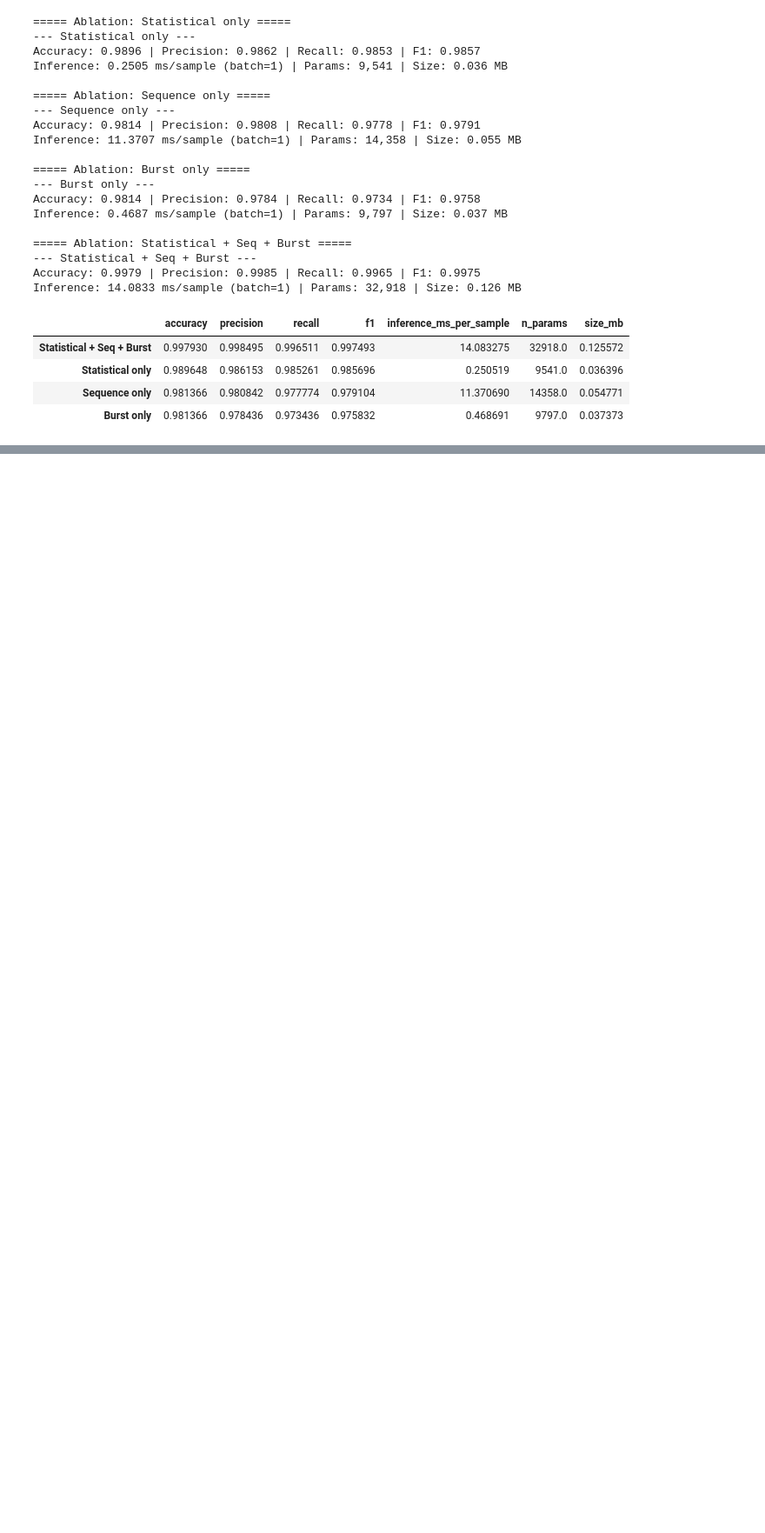
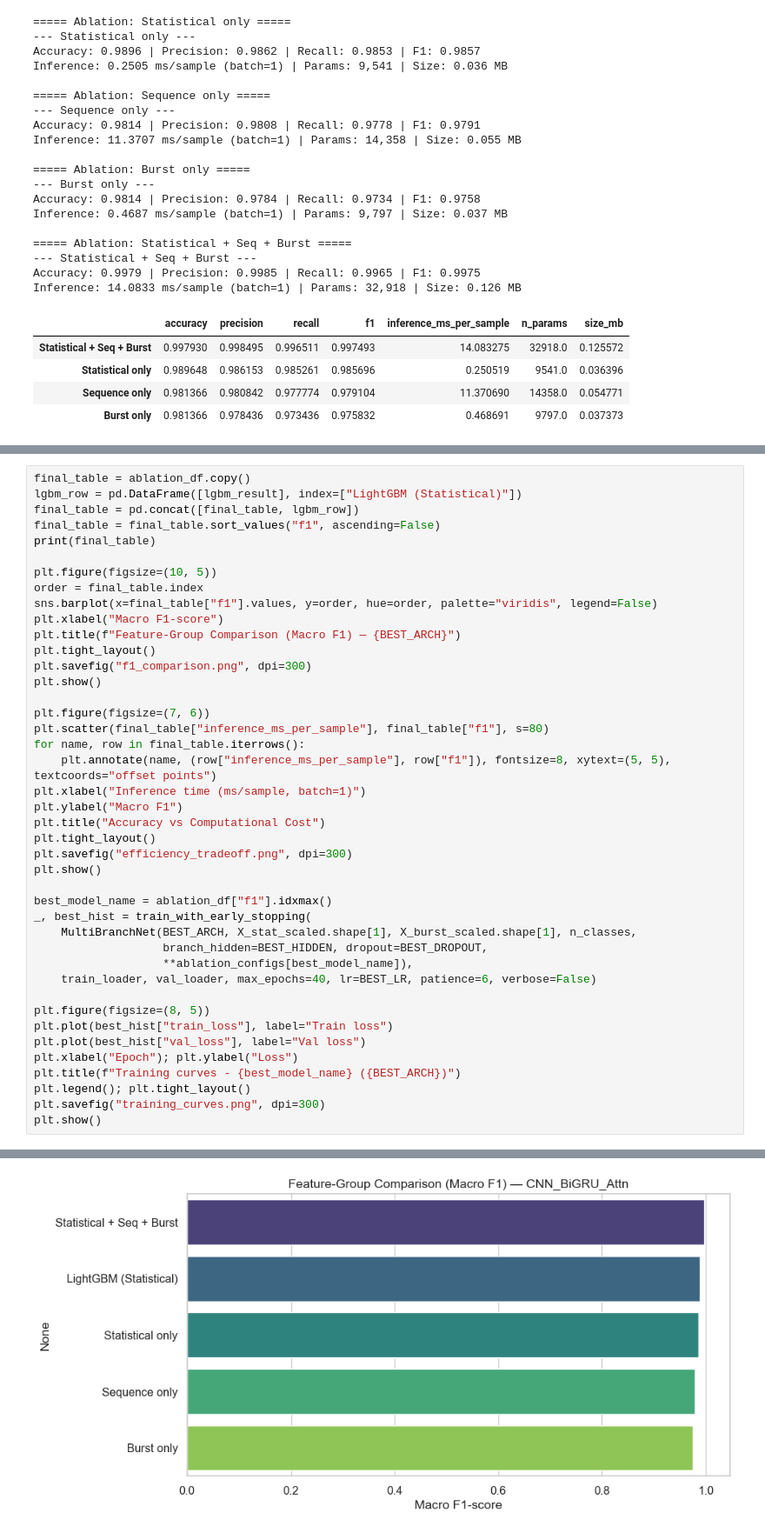
Before and after one commit to parthkhajgiwale/MSc-Capstone, a Jupyter notebook: UCDavis_Proposed.ipynb, the cells around one changed output, grey strips where cells are left out. Shown at 87% size. Cells and saved outputs as stored; diff of their text form; blank space fills up the shorter version.

```diff
--- a/UCDavis_Proposed.ipynb
+++ b/UCDavis_Proposed.ipynb
@@ -677,0 +704,43 @@ Inference: 14.0833 ms/sample (batch=1) | Params: 32,918 | Size: 0.126 MB
+# %%
+final_table = ablation_df.copy()
+lgbm_row = pd.DataFrame([lgbm_result], index=["LightGBM (Statistical)"])
+final_table = pd.concat([final_table, lgbm_row])
+final_table = final_table.sort_values("f1", ascending=False)
+print(final_table)
+
+plt.figure(figsize=(10, 5))
+order = final_table.index
+sns.barplot(x=final_table["f1"].values, y=order, hue=order, palette="viridis", legend=False)
+plt.xlabel("Macro F1-score")
+plt.title(f"Feature-Group Comparison (Macro F1) — {BEST_ARCH}")
+plt.tight_layout()
+plt.savefig("f1_comparison.png", dpi=300)
+plt.show()
+
+plt.figure(figsize=(7, 6))
+plt.scatter(final_table["inference_ms_per_sample"], final_table["f1"], s=80)
+for name, row in final_table.iterrows():
+    plt.annotate(name, (row["inference_ms_per_sample"], row["f1"]), fontsize=8, xytext=(5, 5), textcoords="offset points")
+plt.xlabel("Inference time (ms/sample, batch=1)")
+plt.ylabel("Macro F1")
+plt.title("Accuracy vs Computational Cost")
+plt.tight_layout()
+plt.savefig("efficiency_tradeoff.png", dpi=300)
+plt.show()
+
+best_model_name = ablation_df["f1"].idxmax()
+_, best_hist = train_with_early_stopping(
+    MultiBranchNet(BEST_ARCH, X_stat_scaled.shape[1], X_burst_scaled.shape[1], n_classes,
+                   branch_hidden=BEST_HIDDEN, dropout=BEST_DROPOUT,
+                   **ablation_configs[best_model_name]),
+    train_loader, val_loader, max_epochs=40, lr=BEST_LR, patience=6, verbose=False)
+
+plt.figure(figsize=(8, 5))
+plt.plot(best_hist["train_loss"], label="Train loss")
+plt.plot(best_hist["val_loss"], label="Val loss")
+plt.xlabel("Epoch"); plt.ylabel("Loss")
+plt.title(f"Training curves - {best_model_name} ({BEST_ARCH})")
+plt.legend(); plt.tight_layout()
+plt.savefig("training_curves.png", dpi=300)
+plt.show()
+# %% [output]
@@ -677,0 +760 @@ Inference: 14.0833 ms/sample (batch=1) | Params: 32,918 | Size: 0.126 MB
+[figure, added]
```
Also changed, not shown: parts of 7 cells of this notebook.
